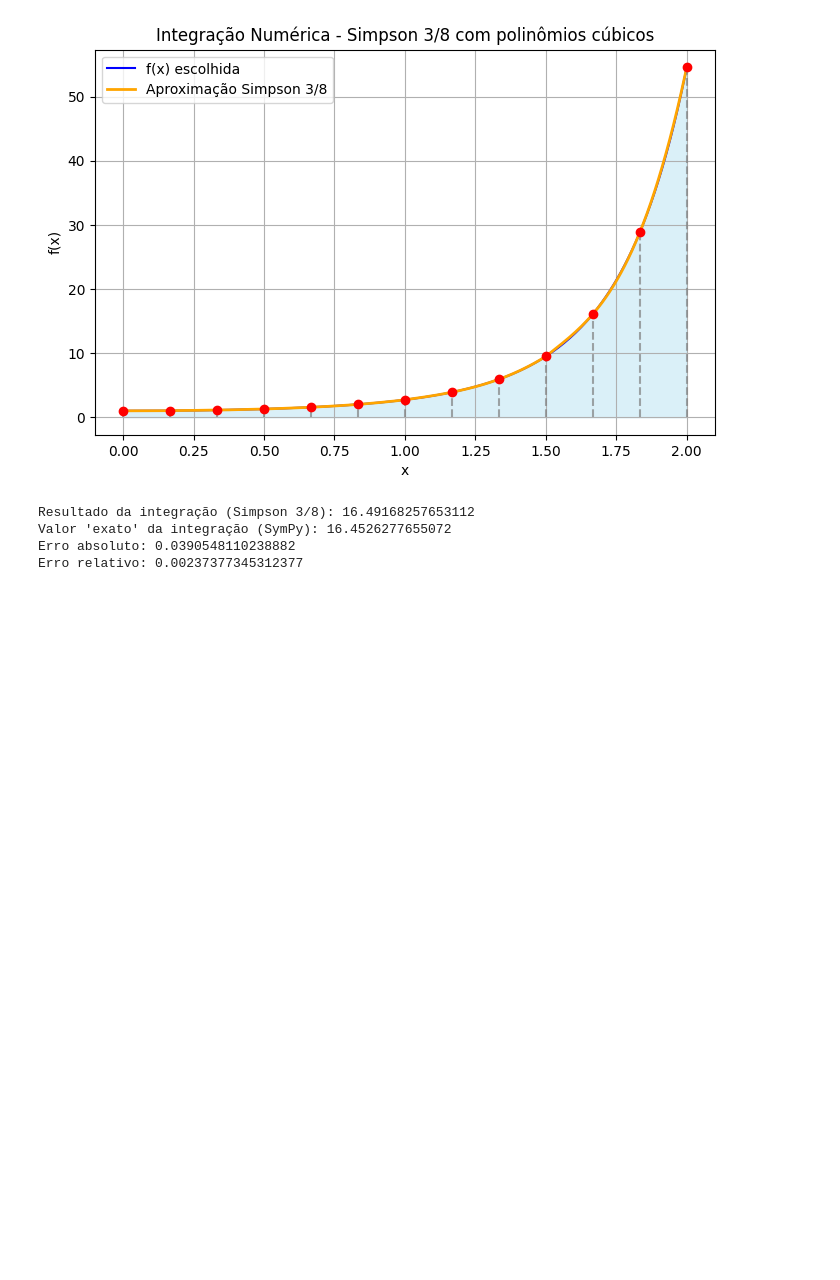
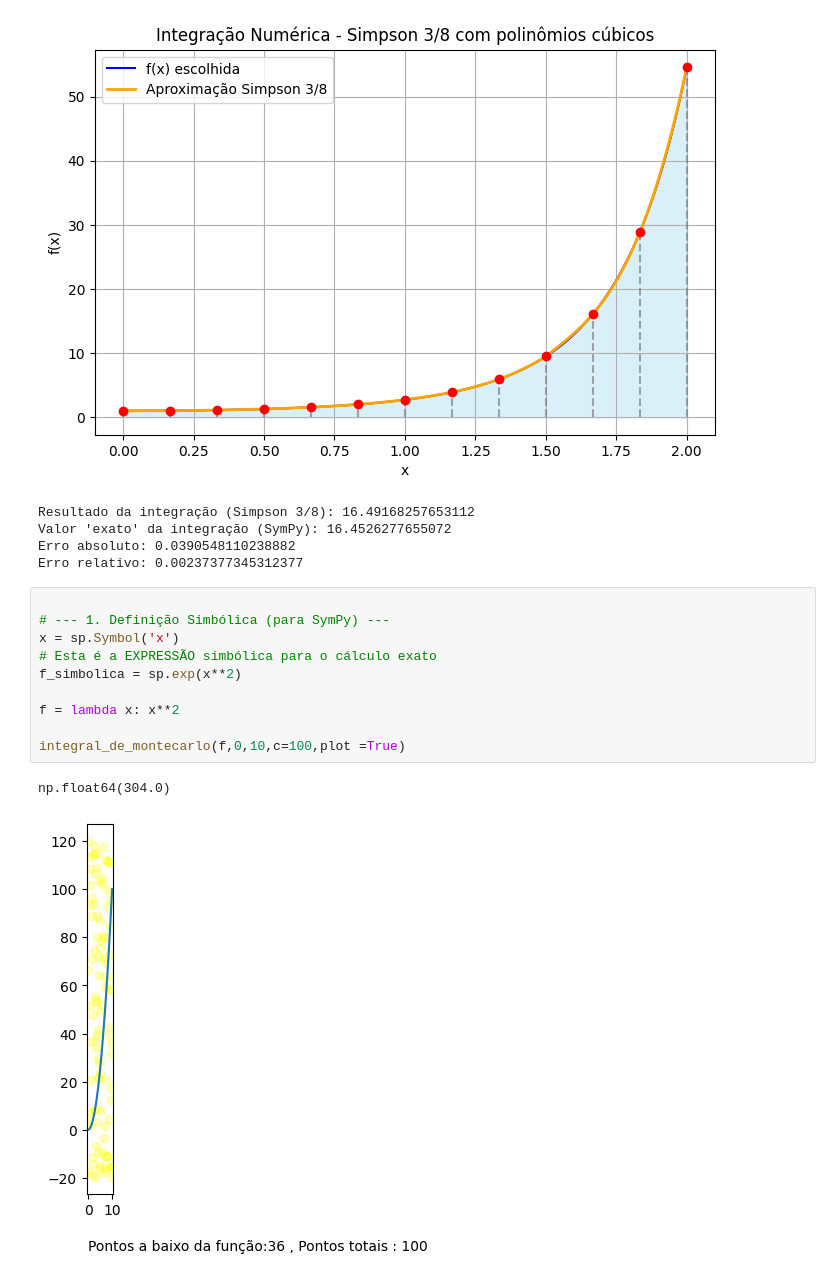
Before and after one commit to Mateus-Band/CB2325NumericaG07, a Jupyter notebook: notebooks_demos/integracao_demo.ipynb, the cells around one changed output. Saved outputs shown, nothing was run; the diff lists cells and outputs as text; blank space fills up the shorter version.

Commit message:
Resolvendo alguns problemas e mechendo no plot da integração de monte carlo

```diff
--- a/notebooks_demos/integracao_demo.ipynb
+++ b/notebooks_demos/integracao_demo.ipynb
@@ -89,3 +89,16 @@ Resultado da integração (Simpson 3/8): 16.49168257653112
 Valor 'exato' da integração (SymPy): 16.4526277655072
 Erro absoluto: 0.0390548110238882
 Erro relativo: 0.00237377345312377
+# %%
+
+# --- 1. Definição Simbólica (para SymPy) ---
+x = sp.Symbol('x')
+# Esta é a EXPRESSÃO simbólica para o cálculo exato
+f_simbolica = sp.exp(x**2)
+
+f = lambda x: x**2
+
+integral_de_montecarlo(f,0,10,c=100,plot =True)
+# %% [output]
+np.float64(304.0)
+[figure, added]
```
Also changed, not shown: parts of 1 cell of this notebook, 2 other files.
